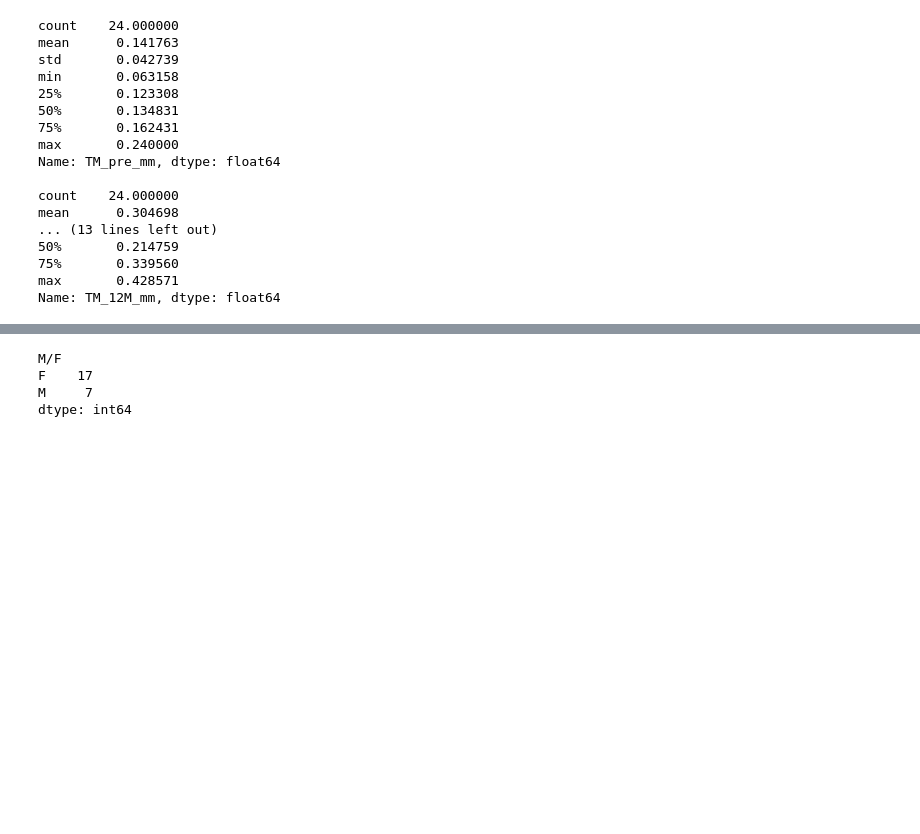
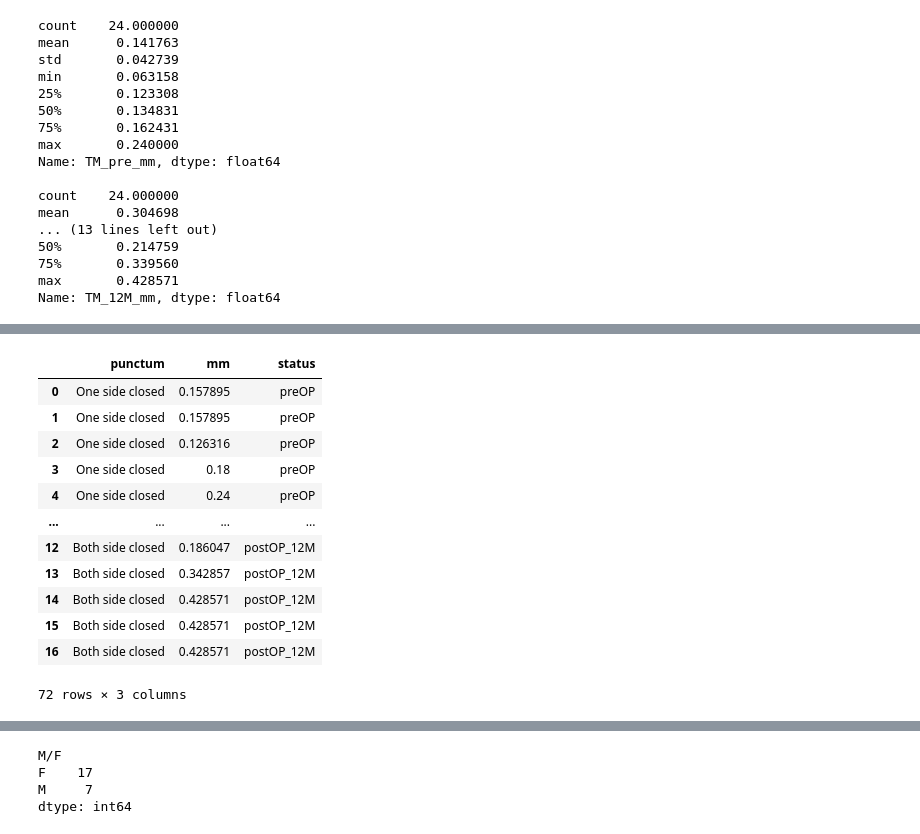
Before and after one commit to ykitaguchi77/statistics_for_articles, a Jupyter notebook: Canalicular_excision.ipynb, the cells around one changed output, grey strips where cells are left out. Drawn from its saved outputs; the diff is of its cells as text; code cells hidden in the pictures; blank space fills up the shorter version.

```diff
--- a/Canalicular_excision.ipynb
+++ b/Canalicular_excision.ipynb
@@ -88,10 +52,17 @@ df_long
 # %%
+"""
 #上下涙点にNoneが含まれている（＝片方の涙点のみ閉鎖）ものとそうでないもの（＝上下涙点を閉鎖）に分類
 df_single= df_long.query("Punctum_upper =='None' or Punctum_lower =='None' ")
 df_single
 
 df_double = df_long.query("Punctum_upper !='None' and Punctum_lower !='None' ")
 df_double
+"""
+
+#手術していない涙小管（上or下）が開いている症例、あるいは経過中に開いた症例をsingleに分類
+df_single = df_long.query("Both_punctum == 0")
+df_double = df_long.query("Both_punctum == 1")
+
 
 A = np.array(df_single["TM_pre_mm"])
 B = np.array(df_double["TM_pre_mm"])
@@ -101,7 +72,6 @@ E = np.array(df_single["Fluo_D_pre"])
 F = np.array(df_double["Fluo_D_pre"])
 G = np.array(df_single["Fluo_D_post"])
 H = np.array(df_double["Fluo_D_post"])
-
 
 
 #Welch' t-test (不等分散のt検定)
@@ -124,3 +94,12 @@ print(df_double["Fluo_D_pre"].describe())
 print()
 print(df_single["Fluo_D_post"].describe())
 print(df_double["Fluo_D_post"].describe())
+print()
+print("single pre", df_single["Fluo_5area_pre"].describe())
+print("double pre", df_double["Fluo_5area_pre"].describe())
+print()
+print("single 3M", df_single["Fluo_5area_3M"].describe())
+print("double 3M", df_double["Fluo_5area_3M"].describe())
+print()
+print("single 12M", df_single["Fluo_5area_12M"].describe())
+print("double 12M", df_double["Fluo_5area_12M"].describe())
@@ -335,0 +366,60 @@ WilcoxonResult(statistic=88.0, pvalue=0.2171954808721165)
+# %%
+#涙液メニスカス
+#データ整形
+from numpy.lib.function_base import kaiser
+df_singles = df_single.reset_index()
+df_doubles = df_double.reset_index()
+
+df_single_TM_pre = pd.DataFrame(columns=["punctum", "mm", "status"])
+df_single_TM_3M = pd.DataFrame(columns=["punctum", "mm", "status"])
+df_single_TM_12M = pd.DataFrame(columns=["punctum", "mm", "status"])
+df_double_TM_pre = pd.DataFrame(columns=["punctum", "mm", "status"])
+df_double_TM_3M = pd.DataFrame(columns=["punctum", "mm", "status"])
+df_double_TM_12M = pd.DataFrame(columns=["punctum", "mm", "status"])
+
+for i in range(len(df_single)):
+    df_single_TM_pre.loc[i, "punctum"] = "One side closed"
+    df_single_TM_pre.loc[i, "mm"] = df_singles.loc[i, "TM_pre_mm"]
+    df_single_TM_pre.loc[i, "status"] = "preOP"
+
+for i in range(len(df_double)):
+    df_double_TM_pre.loc[i, "punctum"] = "Both side closed"
+    df_double_TM_pre.loc[i, "mm"] = df_doubles.loc[i, "TM_pre_mm"]
+    df_double_TM_pre.loc[i, "status"] = "preOP"
+
+for i in range(len(df_single)):
+    df_single_TM_3M.loc[i, "punctum"] = "One side closed"
+    df_single_TM_3M.loc[i, "mm"] = df_singles.loc[i, "TM_3M_mm"]
+    df_single_TM_3M.loc[i, "status"] = "postOP_3M"
+
+for i in range(len(df_double)):
+    df_double_TM_3M.loc[i, "punctum"] = "Both side closed"
+    df_double_TM_3M.loc[i, "mm"] = df_doubles.loc[i, "TM_3M_mm"]
+    df_double_TM_3M.loc[i, "status"] = "postOP_3M"
+
+for i in range(len(df_single)):
+    df_single_TM_12M.loc[i, "punctum"] = "One side closed"
+    df_single_TM_12M.loc[i, "mm"] = df_singles.loc[i, "TM_12M_mm"]
+    df_single_TM_12M.loc[i, "status"] = "postOP_12M"
+
+for i in range(len(df_double)):
+    df_double_TM_12M.loc[i, "punctum"] = "Both side closed"
+    df_double_TM_12M.loc[i, "mm"] = df_doubles.loc[i, "TM_12M_mm"]
+    df_double_TM_12M.loc[i, "status"] = "postOP_12M"
+
+df_TM = pd.concat([df_single_TM_pre, df_double_TM_pre, df_single_TM_3M, df_double_TM_3M, df_single_TM_12M, df_double_TM_12M], axis=0)
+df_TM
+# %% [output]
+|  | punctum | mm | status |
+| 0 | One side closed | 0.157895 | preOP |
+| 1 | One side closed | 0.157895 | preOP |
+| 2 | One side closed | 0.126316 | preOP |
+| 3 | One side closed | 0.18 | preOP |
+| 4 | One side closed | 0.24 | preOP |
+| ... | ... | ... | ... |
+| 12 | Both side closed | 0.186047 | postOP_12M |
+| 13 | Both side closed | 0.342857 | postOP_12M |
+| 14 | Both side closed | 0.428571 | postOP_12M |
+| 15 | Both side closed | 0.428571 | postOP_12M |
+| 16 | Both side closed | 0.428571 | postOP_12M |
+72 rows × 3 columns
```
Also changed, not shown: parts of 18 cells of this notebook.
